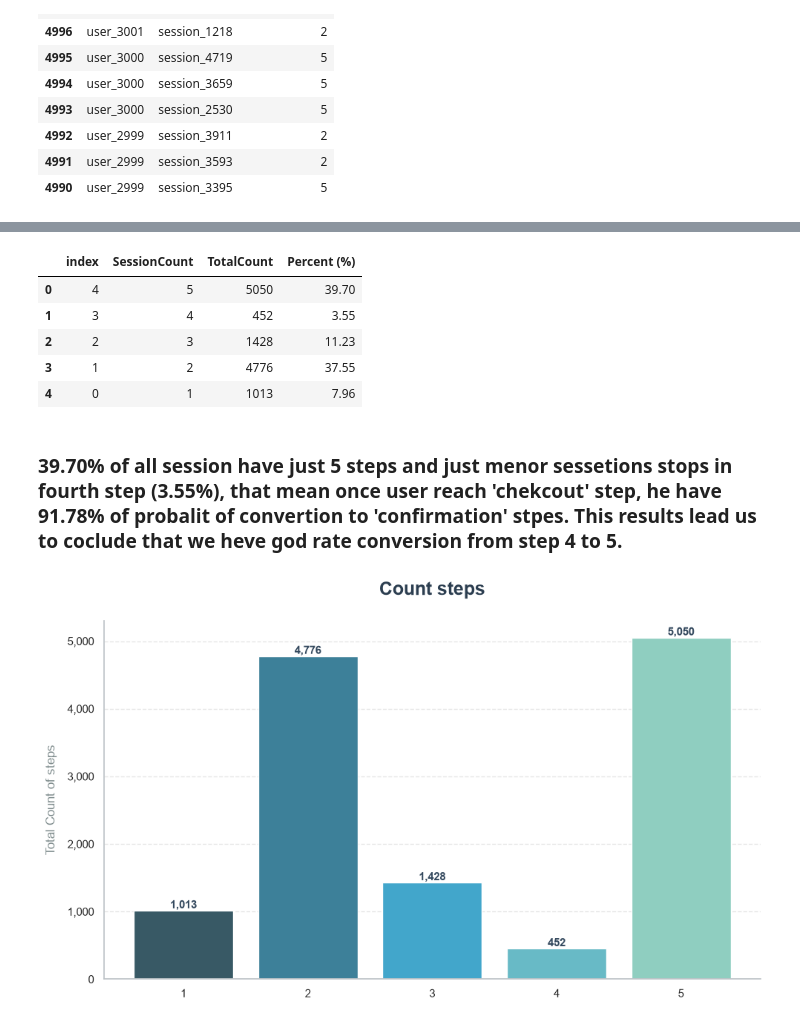
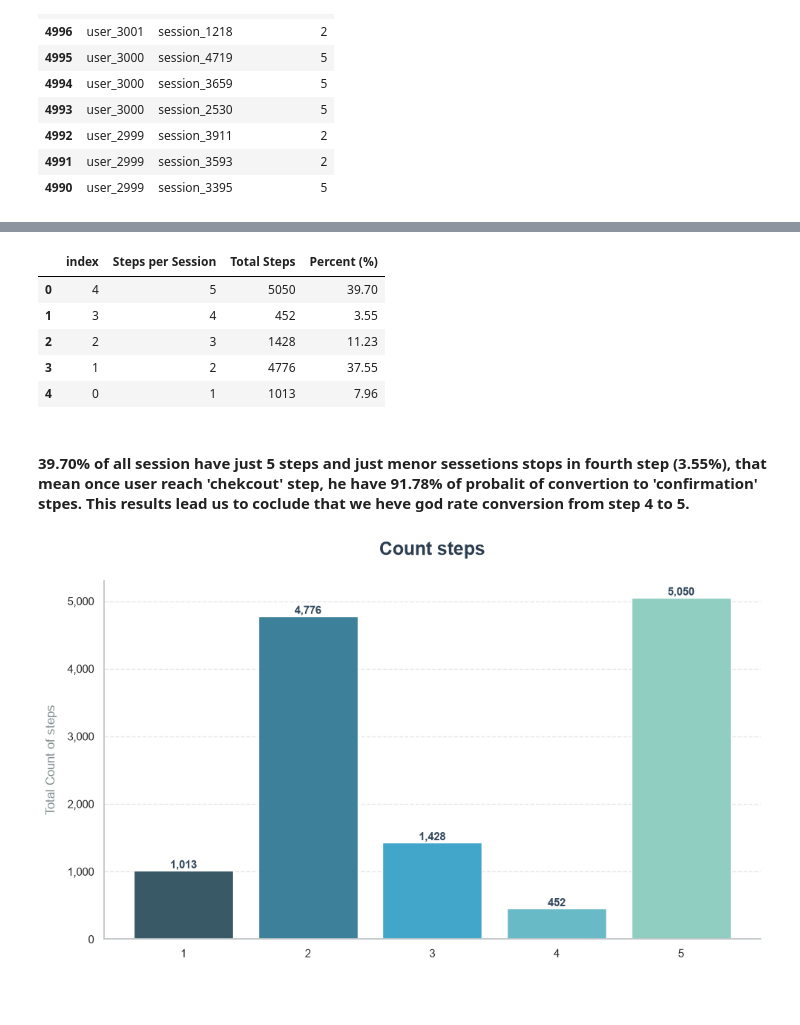
Before and after one commit to RondinellyOliveira/Funnel-Drop, a Jupyter notebook: Funnel_drop_analysis.ipynb, the cells around one changed output, grey strips where cells are left out. Cells and saved outputs as stored; diff of their text form; code cells hidden in the pictures; blank space fills up the shorter version.

```diff
--- a/Funnel_drop_analysis.ipynb
+++ b/Funnel_drop_analysis.ipynb
@@ -201,15 +240,15 @@ Name: SessionCountSum, dtype: float64
 # %%
-dfSteps = pd.DataFrame({'Steps per Session': dfsum['SessionCount'], 'Total Steps': dfsum['SessionCountSum'], 'Percent (%)': round(dfsum['SessionCountSum']/dfcount * 100, 2)}).reset_index().sort_values('SessionCount', ascending=False)
+dfSteps = pd.DataFrame({'Steps per Session': dfsum['SessionCount'], 'Total Steps': dfsum['SessionCountSum'], 'Percent (%)': round(dfsum['SessionCountSum']/dfcount * 100, 2)}).reset_index()#sort_values('SessionCount', ascending=False)
 dfSteps
 # %% [output]
-|  | index | SessionCount | TotalCount | Percent (%) |
+|  | index | Steps per Session | Total Steps | Percent (%) |
 | 0 | 4 | 5 | 5050 | 39.70 |
 | 1 | 3 | 4 | 452 | 3.55 |
 | 2 | 2 | 3 | 1428 | 11.23 |
 | 3 | 1 | 2 | 4776 | 37.55 |
 | 4 | 0 | 1 | 1013 | 7.96 |
 # %% [markdown]
-### 39.70% of all session have just 5 steps and just menor sessetions stops in fourth step (3.55%), that mean once user reach 'chekcout' step, he have 91.78% of probalit of convertion to 'confirmation' stpes. This results lead us to coclude that we heve god rate conversion from step 4 to 5.
+#### 39.70% of all session have just 5 steps and just menor sessetions stops in fourth step (3.55%), that mean once user reach 'chekcout' step, he have 91.78% of probalit of convertion to 'confirmation' stpes. This results lead us to coclude that we heve god rate conversion from step 4 to 5.
 # %%
 # 1. Theme & Color Palette
 sns.set_theme(style="white")  # Clean white background
```
Also changed, not shown: parts of 5 cells of this notebook.
